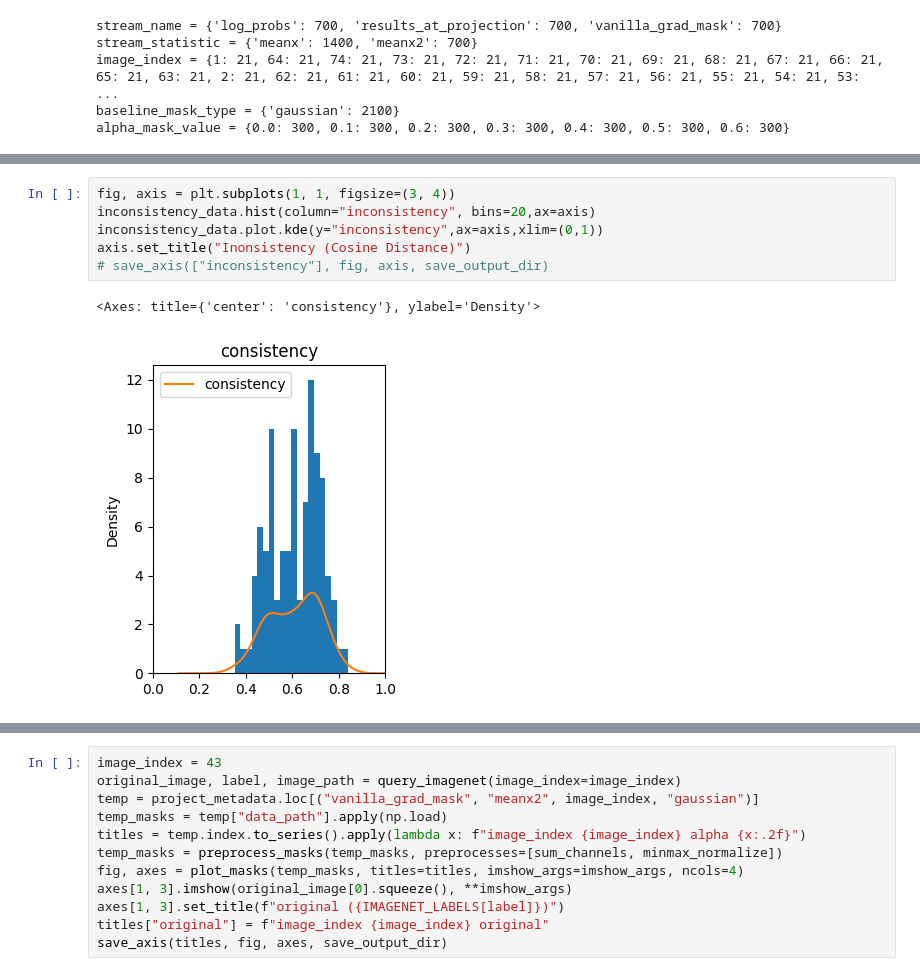
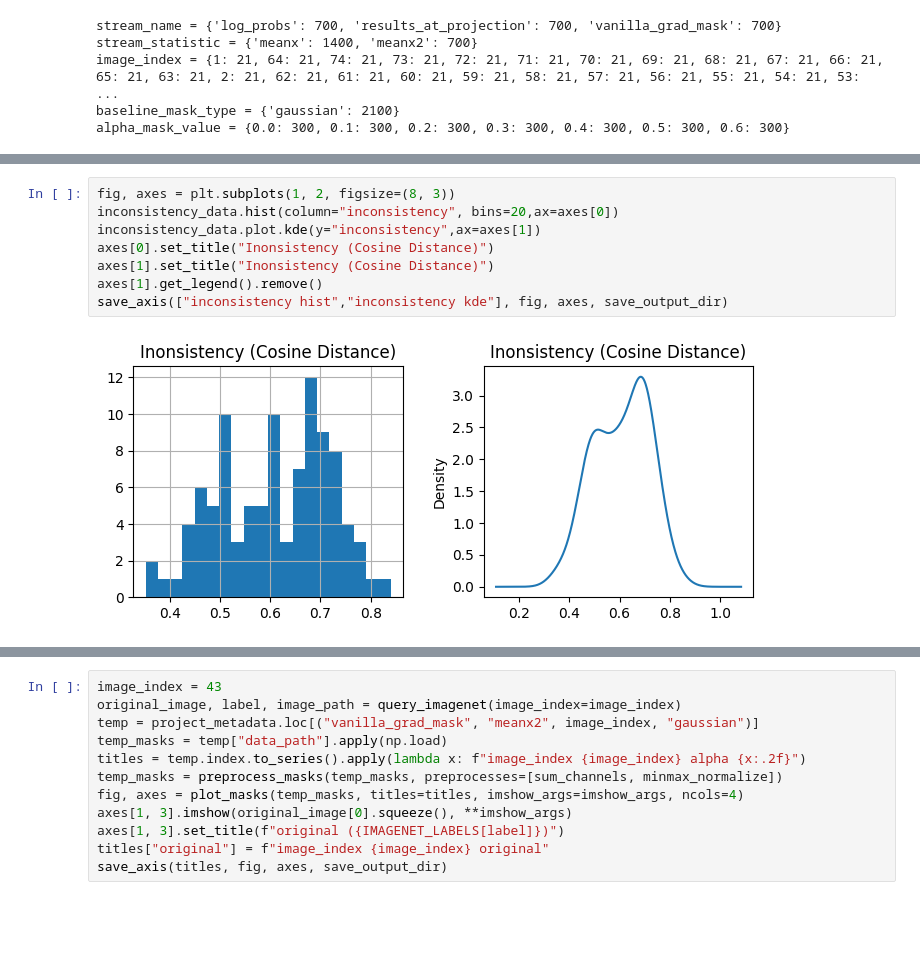
Before and after one commit to Amir-Mehrpanah/On-Spectral-Properties-of-Gradient-based-Explanation-Methods-ECCV24, a Jupyter notebook: experiments/experiment_6_0.ipynb, the cells around one changed output, grey strips where cells are left out. Cells and saved outputs as stored; diff of their text form; blank space fills up the shorter version.

```diff
--- a/experiments/experiment_6_0.ipynb
+++ b/experiments/experiment_6_0.ipynb
@@ -109,12 +123,13 @@ NameError: name 'inconsistency_data' is not defined
 # %%
-fig, axis = plt.subplots(1, 1, figsize=(3, 4))
-inconsistency_data.hist(column="inconsistency", bins=20,ax=axis)
-inconsistency_data.plot.kde(y="inconsistency",ax=axis,xlim=(0,1))
-axis.set_title("Inonsistency (Cosine Distance)")
-# save_axis(["inconsistency"], fig, axis, save_output_dir)
+fig, axes = plt.subplots(1, 2, figsize=(8, 3))
+inconsistency_data.hist(column="inconsistency", bins=20,ax=axes[0])
+inconsistency_data.plot.kde(y="inconsistency",ax=axes[1])
+axes[0].set_title("Inonsistency (Cosine Distance)")
+axes[1].set_title("Inonsistency (Cosine Distance)")
+axes[1].get_legend().remove()
+save_axis(["inconsistency hist","inconsistency kde"], fig, axes, save_output_dir)
 # %% [output]
-<Axes: title={'center': 'consistency'}, ylabel='Density'>
-[figure, old version]
+[figure, new version]
 # %%
 image_index = 7
 original_image, label, image_path = query_imagenet(image_index=image_index)
```
Also changed, not shown: parts of 9 cells of this notebook.
